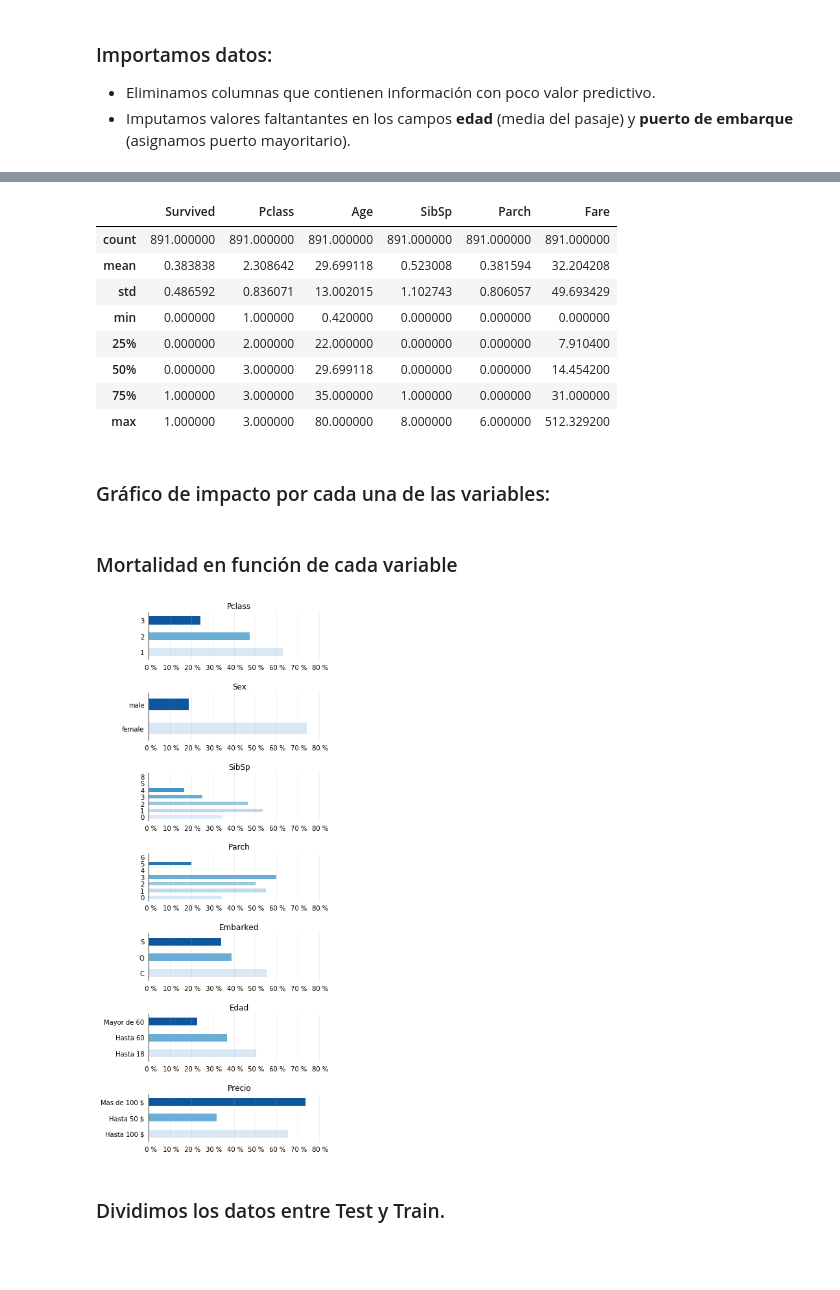
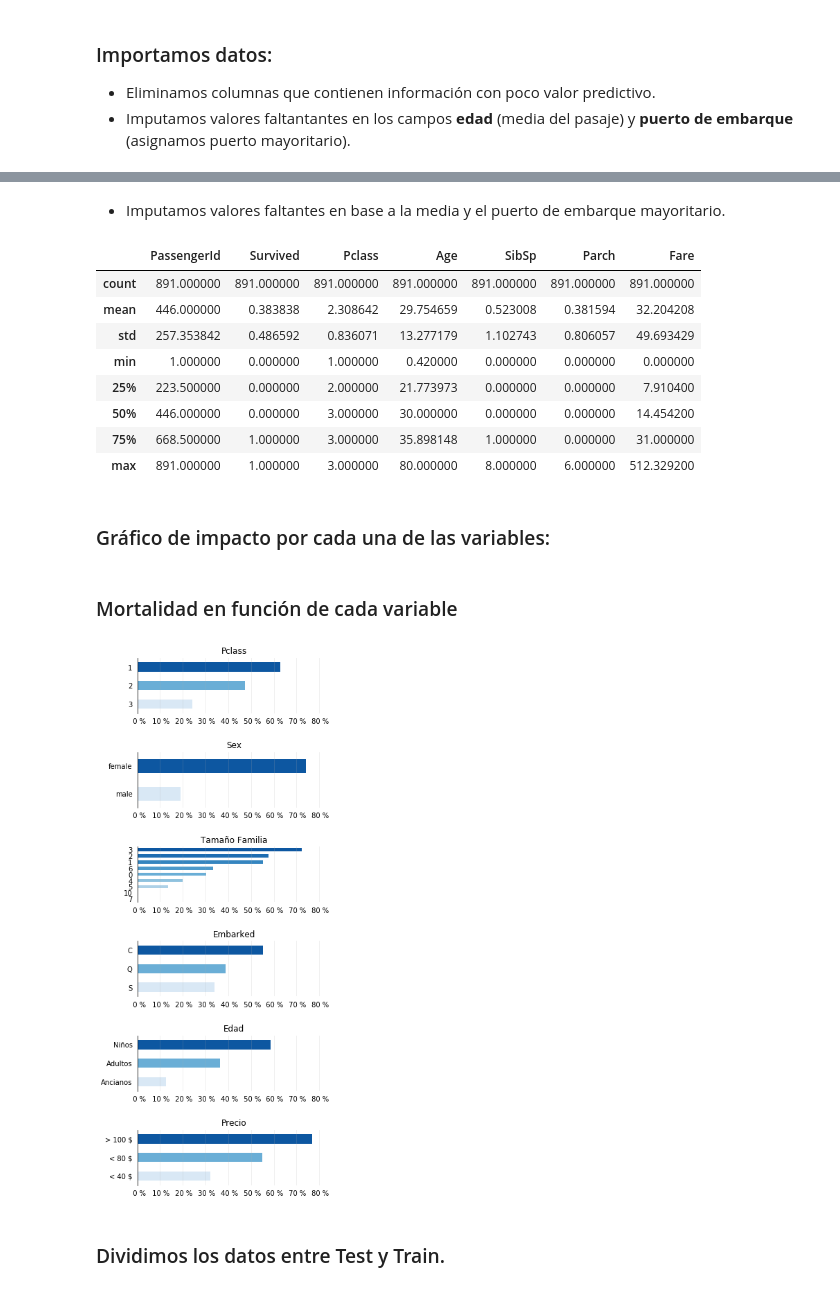
Before and after one commit to JVPA/Kaggle, a Jupyter notebook: Titanic. Machine Learning from Disaster.ipynb, the cells around one changed output, grey strips where cells are left out. Saved outputs shown, nothing was run; the diff lists cells and outputs as text; code cells hidden in the pictures; blank space fills up the shorter version.

```diff
--- a/Titanic. Machine Learning from Disaster.ipynb
+++ b/Titanic. Machine Learning from Disaster.ipynb
@@ -33,8 +33,7 @@ def markdown(txt):
     display(Markdown(txt))
 # %%
 def plot(df, col):
-    df_temp = df.groupby(col)['Survived']
-    df_temp = df_temp.sum() / df_temp.count()
+    df_temp = df.groupby([col], as_index = True).mean()['Survived'].sort_values(ascending = True)
 
     Grafico = df_temp.plot(kind = 'barh'
                        , width = 0.5
@@ -111,0 +92,17 @@ df.head()
+# %%
+df = (pd.read_csv('Data/train.csv'
+                  , sep = ','
+                  , header = 0)
+      .sample(frac = 1, random_state = 0)
+     )
+
+#df.fillna({'Age': df.Age.mean()
+#           , 'Embarked': df.Embarked.value_counts().index.tolist()[0]}, inplace = True)
+
+
+#df['Edad'] = df.Age.map(lambda x: 'Niños' if x <= 15 else ('Adultos' if x <= 65 else 'Ancianos'))
+#df['Precio'] = df.Fare.map(lambda x: '< 40 $' if x <= 40 else ('< 80 $' if x <= 80 else '> 100 $'))
+#df['Tamaño Familia'] = df['SibSp'] + df['Parch']
+#df = df.drop(['PassengerId','Name','Cabin','SibSp','Parch'], axis='columns')
+
+df.head()
@@ -111,0 +131,5 @@ df.head()
+# %%
+df['Title'] = df.Name.str.extract('([A-Za-z]+)\.')
+
+medias = df.groupby(['Title'], as_index = True).mean()['Age'].sort_values(ascending = True).to_dict()
+medias
@@ -112,40 +154,46 @@ df.head()
+# %% [markdown]
+* Imputamos valores faltantes en base a la media y el puerto de embarque mayoritario.
+# %%
+df.fillna({'Age': df.Title.map(medias)
+          , 'Embarked': df.Embarked.value_counts().index.tolist()[0]}, inplace = True)
 # %%
 df.describe()
 # %% [output]
-|  | Survived | Pclass | Age | SibSp | Parch | Fare |
-| count | 891.000000 | 891.000000 | 891.000000 | 891.000000 | 891.000000 | 891.000000 |
-| mean | 0.383838 | 2.308642 | 29.699118 | 0.523008 | 0.381594 | 32.204208 |
-| std | 0.486592 | 0.836071 | 13.002015 | 1.102743 | 0.806057 | 49.693429 |
-| min | 0.000000 | 1.000000 | 0.420000 | 0.000000 | 0.000000 | 0.000000 |
-| 25% | 0.000000 | 2.000000 | 22.000000 | 0.000000 | 0.000000 | 7.910400 |
-| 50% | 0.000000 | 3.000000 | 29.699118 | 0.000000 | 0.000000 | 14.454200 |
-| 75% | 1.000000 | 3.000000 | 35.000000 | 1.000000 | 0.000000 | 31.000000 |
-| max | 1.000000 | 3.000000 | 80.000000 | 8.000000 | 6.000000 | 512.329200 |
+|  | PassengerId | Survived | Pclass | Age | SibSp | Parch | Fare |
+| count | 891.000000 | 891.000000 | 891.000000 | 891.000000 | 891.000000 | 891.000000 | 891.000000 |
+| mean | 446.000000 | 0.383838 | 2.308642 | 29.754659 | 0.523008 | 0.381594 | 32.204208 |
+| std | 257.353842 | 0.486592 | 0.836071 | 13.277179 | 1.102743 | 0.806057 | 49.693429 |
+| min | 1.000000 | 0.000000 | 1.000000 | 0.420000 | 0.000000 | 0.000000 | 0.000000 |
+| 25% | 223.500000 | 0.000000 | 2.000000 | 21.773973 | 0.000000 | 0.000000 | 7.910400 |
+| 50% | 446.000000 | 0.000000 | 3.000000 | 30.000000 | 0.000000 | 0.000000 | 14.454200 |
+| 75% | 668.500000 | 1.000000 | 3.000000 | 35.898148 | 1.000000 | 0.000000 | 31.000000 |
+| max | 891.000000 | 1.000000 | 3.000000 | 80.000000 | 8.000000 | 6.000000 | 512.329200 |
 # %% [markdown]
 ### Gráfico de impacto por cada una de las variables:
 # %%
-df['Edad'] = df.Age.map(lambda x: 'Hasta 18' if x <= 18 else ('Hasta 60' if x <= 60 else 'Mayor de 60'))
-df['Precio'] = df.Fare.map(lambda x: 'Hasta 50 $' if x <= 50 else ('Hasta 100 $' if x <= 100 else 'Mas de 100 $'))
+df['Edad'] = df.Age.map(lambda x: 'Niños' if x <= 15 else ('Adultos' if x <= 65 else 'Ancianos'))
+df['Precio'] = df.Fare.map(lambda x: '< 40 $' if x <= 40 else ('< 80 $' if x <= 80 else '> 100 $'))
+df['Tamaño Familia'] = df['SibSp'] + df['Parch']
 
-columnsList = ['Pclass', 'Sex', 'SibSp', 'Parch', 'Embarked','Edad', 'Precio']
+columnsList = ['Pclass', 'Sex', 'Tamaño Familia', 'Embarked','Edad', 'Precio']
 markdown(f'### Mortalidad en función de cada variable')
 
-Grafico = plt.figure(figsize =(5, 15))
+Grafico = plt.figure(figsize =(5, 14))
 Grafico.patch.set_facecolor('white')
 
 plt.subplots_adjust(hspace = .7)
 
 for i in range(1,len(columnsList) + 1):
     plt.subplot(len(columnsList), 1, i)
     plot(df, columnsList[i -1])
 
 plt.show()
 plt.close()
 
-df = df.drop(['Edad','Precio'], axis='columns')
+df = df.drop(['PassengerId','Name','Cabin','SibSp','Parch','Tamaño Familia','Edad','Precio'], axis='columns')
 # %% [output]
 ### Mortalidad en función de cada variable
-[figure, old version]
+[figure, new version]
 # %% [markdown]
 ### Dividimos los datos entre Test y Train.
 # %%
```
Also changed, not shown: parts of 12 cells of this notebook.
